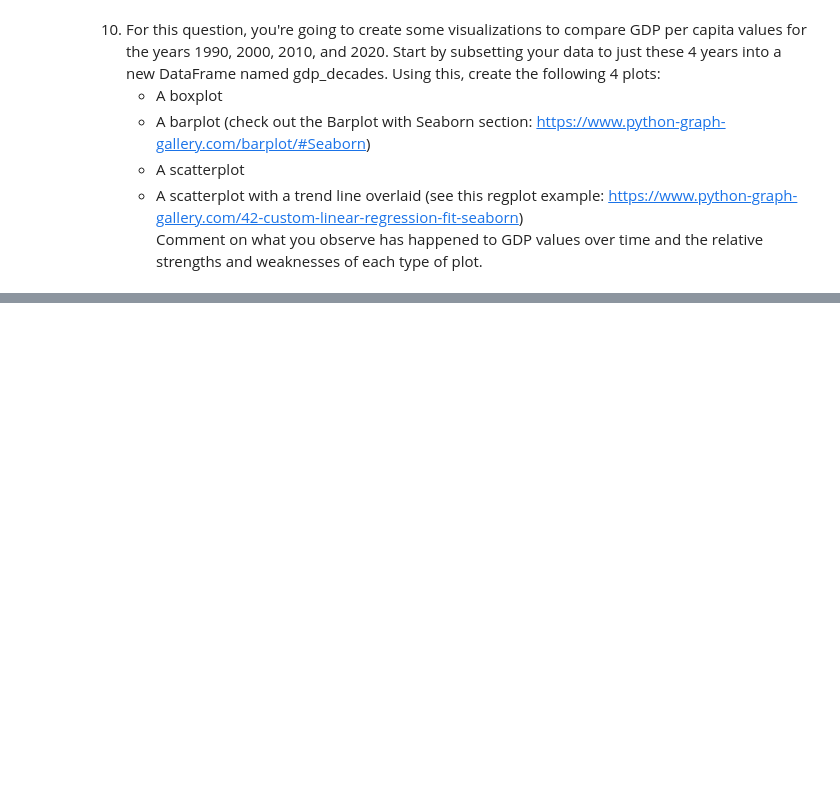
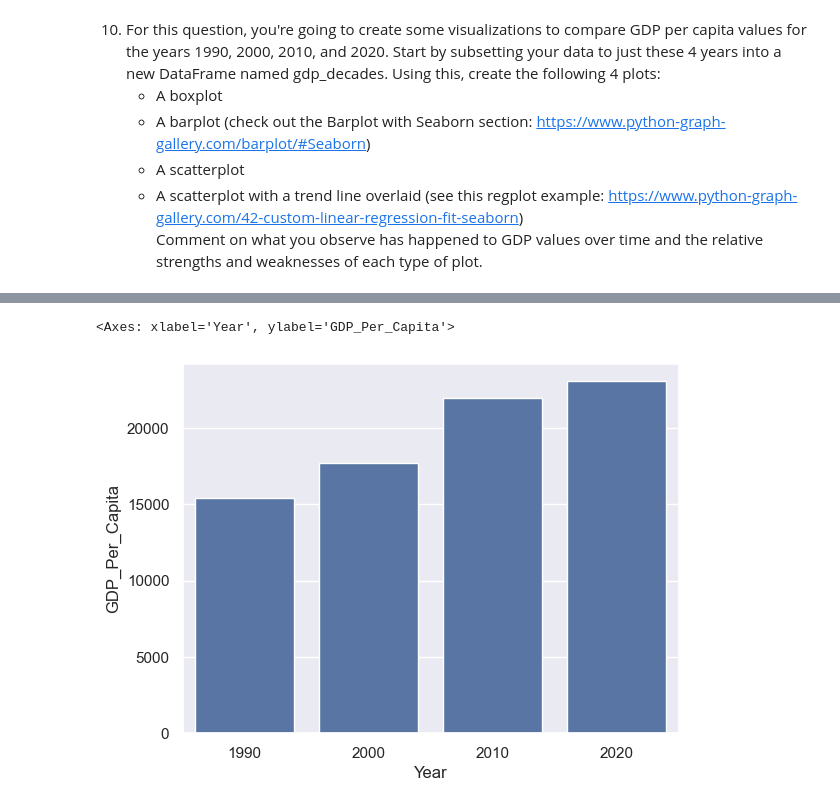
Before and after one commit to NSS-Data-Analytics-Cohort-14/gdp-and-internet-usage-Djmayfield-alt, a Jupyter notebook: notebooks/gdp_project.ipynb, the cells around one changed output, grey strips where cells are left out. Drawn from its saved outputs; the diff is of its cells as text; code cells hidden in the pictures; blank space fills up the shorter version.

```diff
--- a/notebooks/gdp_project.ipynb
+++ b/notebooks/gdp_project.ipynb
@@ -147,3 +147,6 @@ print(median_gdp_2020)
 	* A scatterplot
 	* A scatterplot with a trend line overlaid (see this regplot example: https://www.python-graph-gallery.com/42-custom-linear-regression-fit-seaborn)
 Comment on what you observe has happened to GDP values over time and the relative strengths and weaknesses of each type of plot.
+# %%
+gdp_decades = gdp_df[gdp_df['Year'].isin([1990,2000,2010,2020])]
+print(gdp_decades.head())
@@ -149,0 +165,9 @@ Comment on what you observe has happened to GDP values over time and the relativ
+# %%
+sns.barplot(
+    x='Year',
+    y='GDP_Per_Capita',
+    data=gdp_decades,
+    errorbar=None)
+# %% [output]
+<Axes: xlabel='Year', ylabel='GDP_Per_Capita'>
+[figure, added]
```
Also changed, not shown: parts of 13 cells of this notebook.
